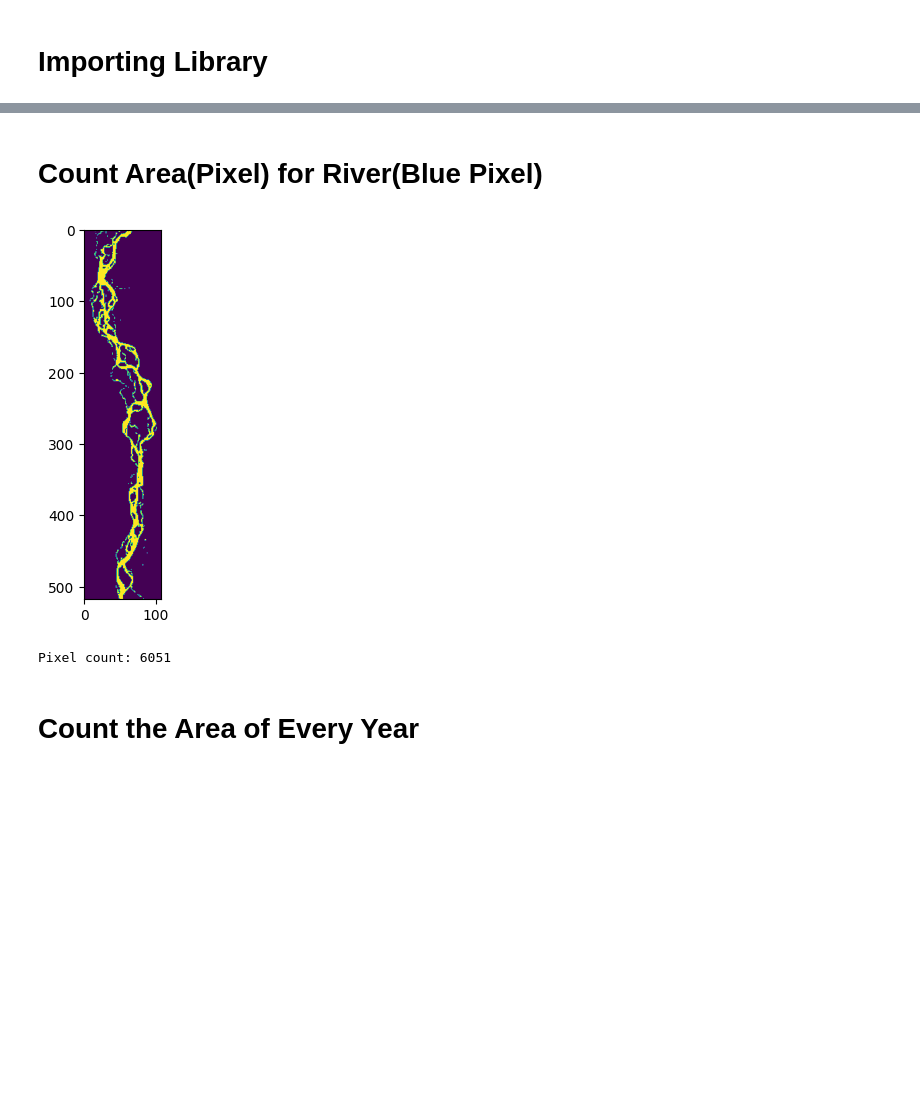
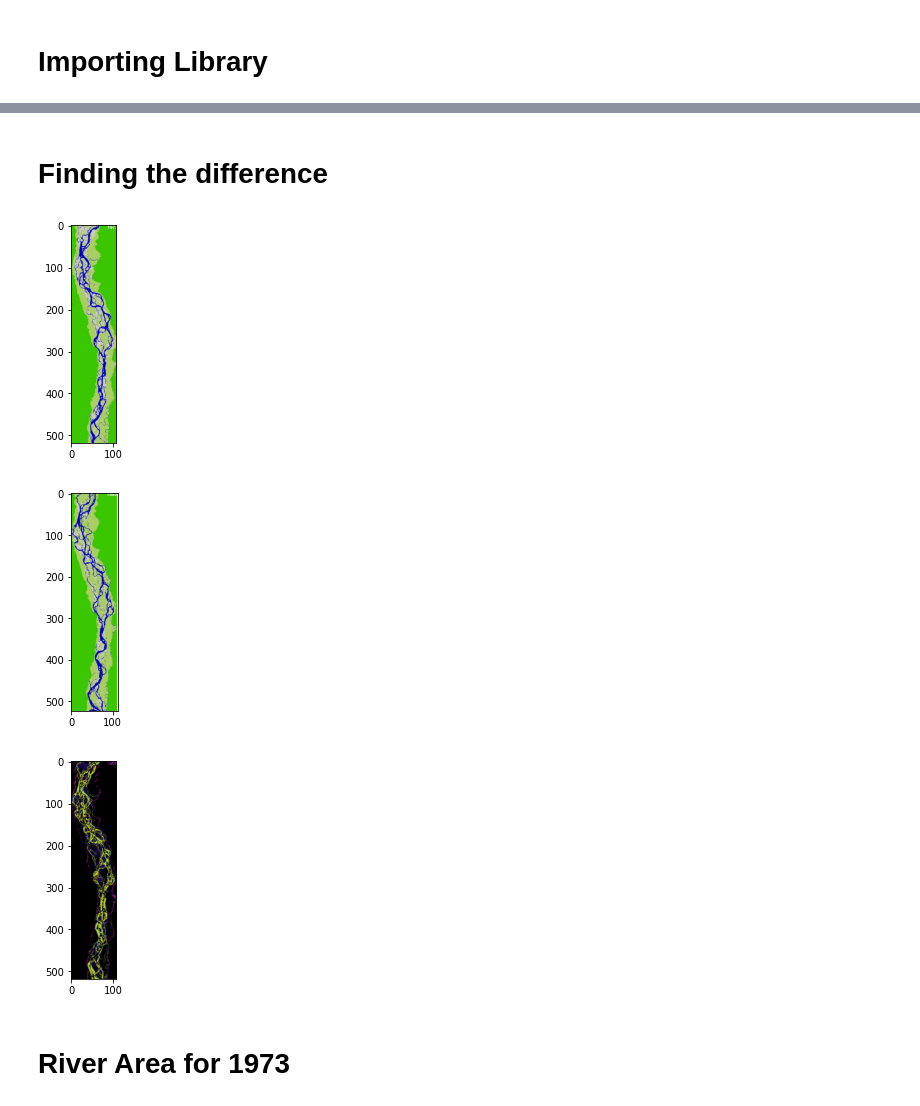
Before and after one commit to IamBikramPurkait/River-Monitor-Final-Year-Project, a Jupyter notebook: main.ipynb, the cells around one changed output, grey strips where cells are left out. Saved outputs shown, nothing was run; the diff lists cells and outputs as text; code cells hidden in the pictures; blank space fills up the shorter version.

```diff
--- a/main.ipynb
+++ b/main.ipynb
@@ -25,47 +10,19 @@ for i in range(5):
+# %% [markdown]
+# Finding the difference
+# %%
+imgx = Image.open("Data/1973.png")
+imgy = Image.open("Data/1980.png")
+
+plt.imshow(imgx)
+plt.show()
+plt.imshow(imgy)
+plt.show()
+diff = ImageChops.difference(imgx, imgy)
+plt.imshow(diff)
+plt.show()
+# %% [output]
+[figure, added]
+[figure, added]
+[figure, added]
 # %% [markdown]
-# Count Area(Pixel) for River(Blue Pixel)
+# River Area for 1973
-# %%
-# Load image by cv2.imread
-img = cv2.imread('Data/img_1973.png')
-
-# Convert BGR to HSV/HSB Colour Space
-hsv = cv2.cvtColor(img, cv2.COLOR_BGR2HSV)
-
-# create mask for blue color in hsv
-# lower and upper range for blue colour
-lower = np.array([110,50,50])
-upper = np.array([130,255,255])
-
-# Inrange the hsv image to filter out blue component to a binary image
-mask = cv2.inRange(hsv, lower, upper)
-
-# count non-zero pixels in mask
-count = cv2.countNonZero(mask)
-plt.imshow(mask)
-plt.show()
-print('Pixel count:', count)
-
-# -----------------------------------------------------------------------------------------------------------
-
-# Check the blue colour hsv value for opencv
-# Reference Link -->
-# https://docs.opencv.org/4.x/df/d9d/tutorial_py_colorspaces.html#:~:text=For%20HSV%2C%20hue%20range%20is,value%20range%20is%20%5B0%2C255%5D
-# blue = np.uint8([[[255, 0, 0]]])
-# hsvBlue = cv2.cvtColor(blue, cv2.COLOR_BGR2HSV)
-
-# lowerLimit = hsvBlue[0][0][0] - 10, 100, 100
-# upperLimit = hsvBlue[0][0][0] + 10, 255, 255
-
-# print(lowerLimit,upperLimit)
-
-# -----------------------------------------------------------------------------------------------------------
-
-# # Show and save output
-# plt.imshow(mask)
-# plt.show()
-# cv2.imwrite("mask_output.png", mask)
-# %% [output]
-[figure, removed]
-Pixel count: 6051
-# %% [markdown]
-# Count the Area of Every Year
```
Also changed, not shown: parts of 33 cells of this notebook, 51 other files.
